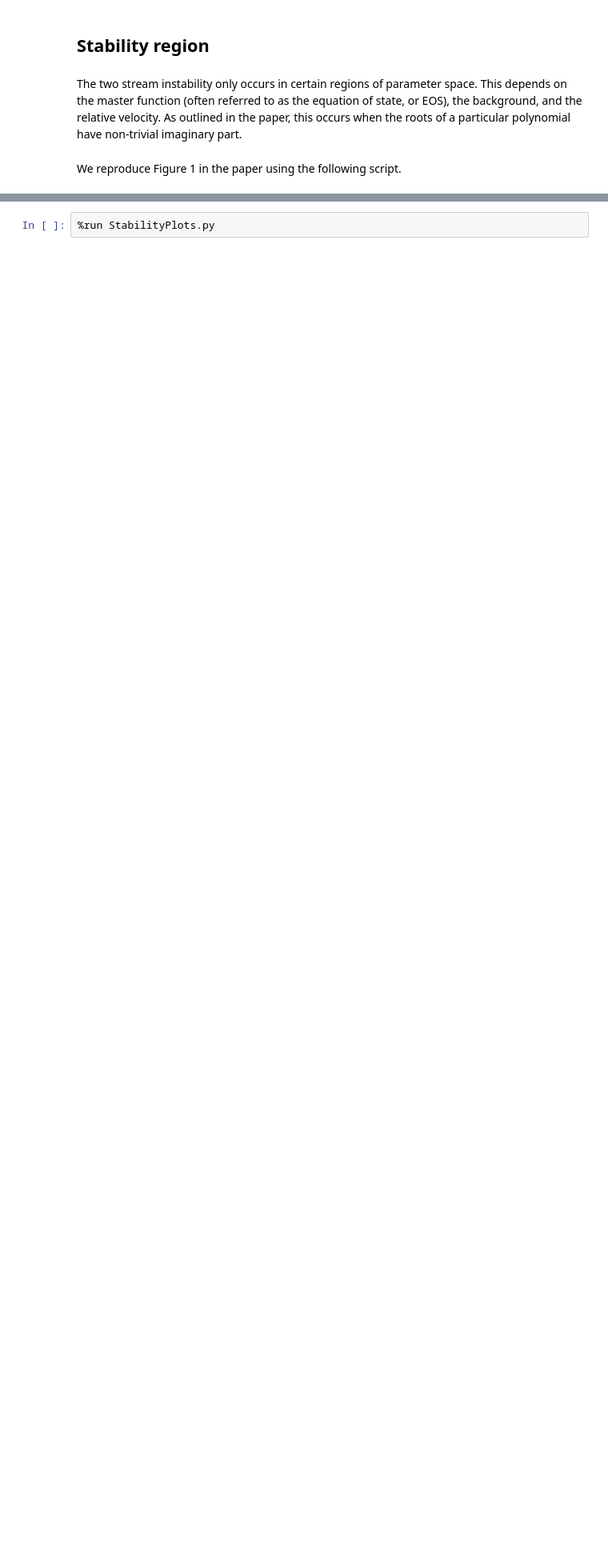
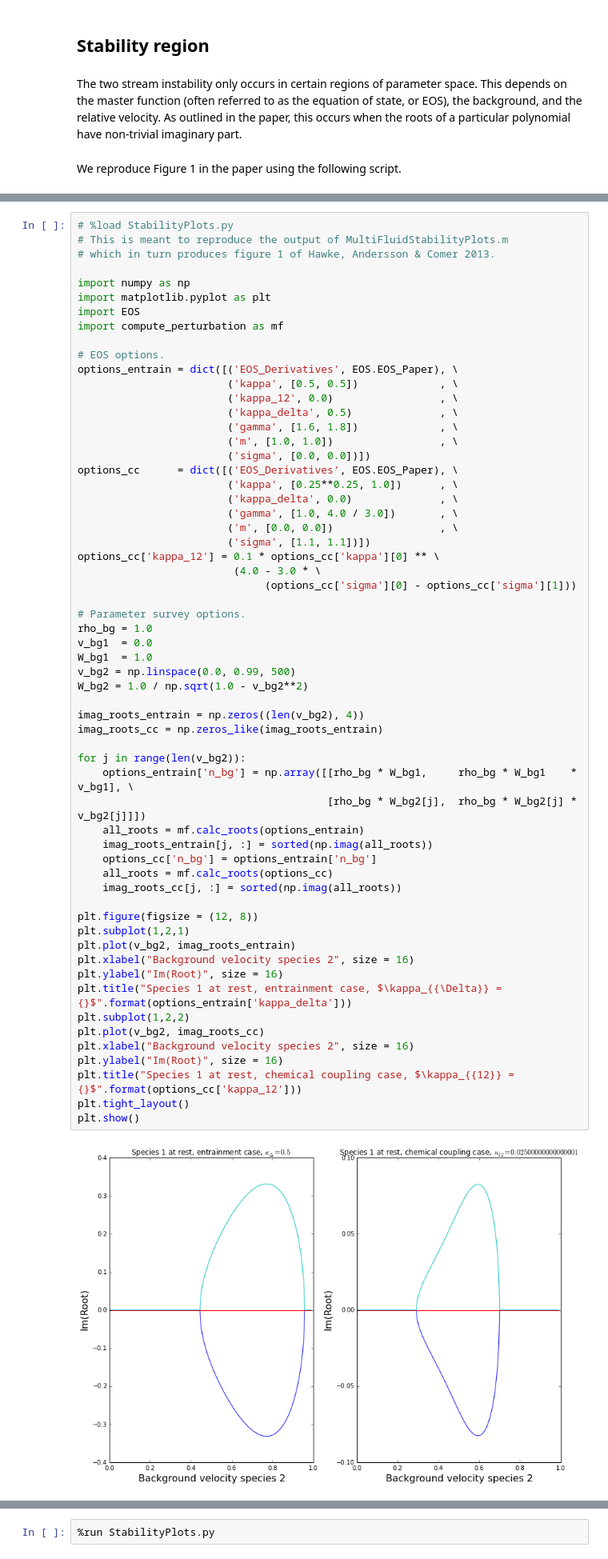
Before and after one commit to IanHawke/MultiFluid1d, a Jupyter notebook: python/Figure1.ipynb, the cells around one changed output, grey strips where cells are left out. Shown at 80% size. Drawn from its saved outputs; the diff is of its cells as text; blank space fills up the shorter version.

```diff
--- a/python/Figure1.ipynb
+++ b/python/Figure1.ipynb
@@ -17,3 +15,65 @@ We reproduce Figure 1 in the paper using the following script.
+# %%
+# %load StabilityPlots.py
+# This is meant to reproduce the output of MultiFluidStabilityPlots.m
+# which in turn produces figure 1 of Hawke, Andersson & Comer 2013.
+
+import numpy as np
+import matplotlib.pyplot as plt
+import EOS
+import compute_perturbation as mf
+
+# EOS options.
+options_entrain = dict([('EOS_Derivatives', EOS.EOS_Paper), \
+                        ('kappa', [0.5, 0.5])             , \
+                        ('kappa_12', 0.0)                 , \
+                        ('kappa_delta', 0.5)              , \
+                        ('gamma', [1.6, 1.8])             , \
+                        ('m', [1.0, 1.0])                 , \
+                        ('sigma', [0.0, 0.0])])
+options_cc      = dict([('EOS_Derivatives', EOS.EOS_Paper), \
+                        ('kappa', [0.25**0.25, 1.0])      , \
+                        ('kappa_delta', 0.0)              , \
+                        ('gamma', [1.0, 4.0 / 3.0])       , \
+                        ('m', [0.0, 0.0])                 , \
+                        ('sigma', [1.1, 1.1])])
+options_cc['kappa_12'] = 0.1 * options_cc['kappa'][0] ** \
+                         (4.0 - 3.0 * \
+                              (options_cc['sigma'][0] - options_cc['sigma'][1]))
+
+# Parameter survey options.
+rho_bg = 1.0
+v_bg1  = 0.0
+W_bg1  = 1.0
+v_bg2 = np.linspace(0.0, 0.99, 500)
+W_bg2 = 1.0 / np.sqrt(1.0 - v_bg2**2)
+
+imag_roots_entrain = np.zeros((len(v_bg2), 4))
+imag_roots_cc = np.zeros_like(imag_roots_entrain)
+
+for j in range(len(v_bg2)):
+    options_entrain['n_bg'] = np.array([[rho_bg * W_bg1,     rho_bg * W_bg1    * v_bg1], \
+                                        [rho_bg * W_bg2[j],  rho_bg * W_bg2[j] * v_bg2[j]]])
+    all_roots = mf.calc_roots(options_entrain)
+    imag_roots_entrain[j, :] = sorted(np.imag(all_roots))
+    options_cc['n_bg'] = options_entrain['n_bg']
+    all_roots = mf.calc_roots(options_cc)
+    imag_roots_cc[j, :] = sorted(np.imag(all_roots))
+
+plt.figure(figsize = (12, 8))
+plt.subplot(1,2,1)
+plt.plot(v_bg2, imag_roots_entrain)
+plt.xlabel("Background velocity species 2", size = 16)
+plt.ylabel("Im(Root)", size = 16)
+plt.title("Species 1 at rest, entrainment case, $\kappa_{{\Delta}} = {}$".format(options_entrain['kappa_delta']))
+plt.subplot(1,2,2)
+plt.plot(v_bg2, imag_roots_cc)
+plt.xlabel("Background velocity species 2", size = 16)
+plt.ylabel("Im(Root)", size = 16)
+plt.title("Species 1 at rest, chemical coupling case, $\kappa_{{12}} = {}$".format(options_cc['kappa_12']))
+plt.tight_layout()
+plt.show()
+# %% [output]
+[figure, added]
 # %%
 # This is meant to reproduce the output of MultiFluidStabilityPlots.m
 # which in turn produces figure 1 of Hawke, Andersson & Comer 2013.
```
Also changed, not shown: parts of 2 cells of this notebook, 2 other files.
